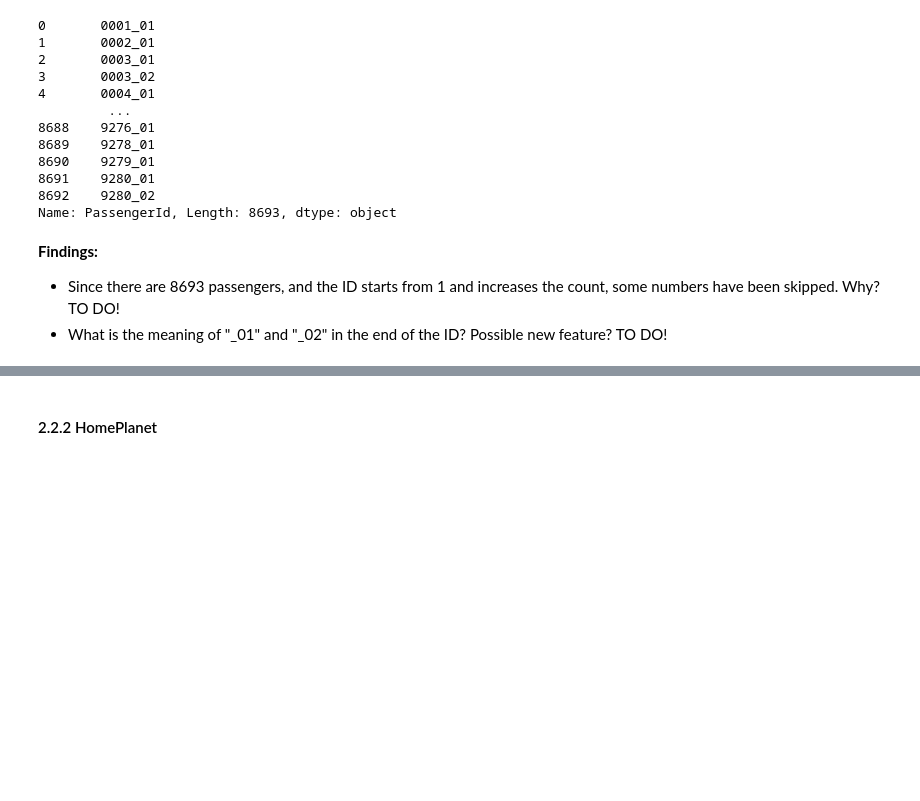
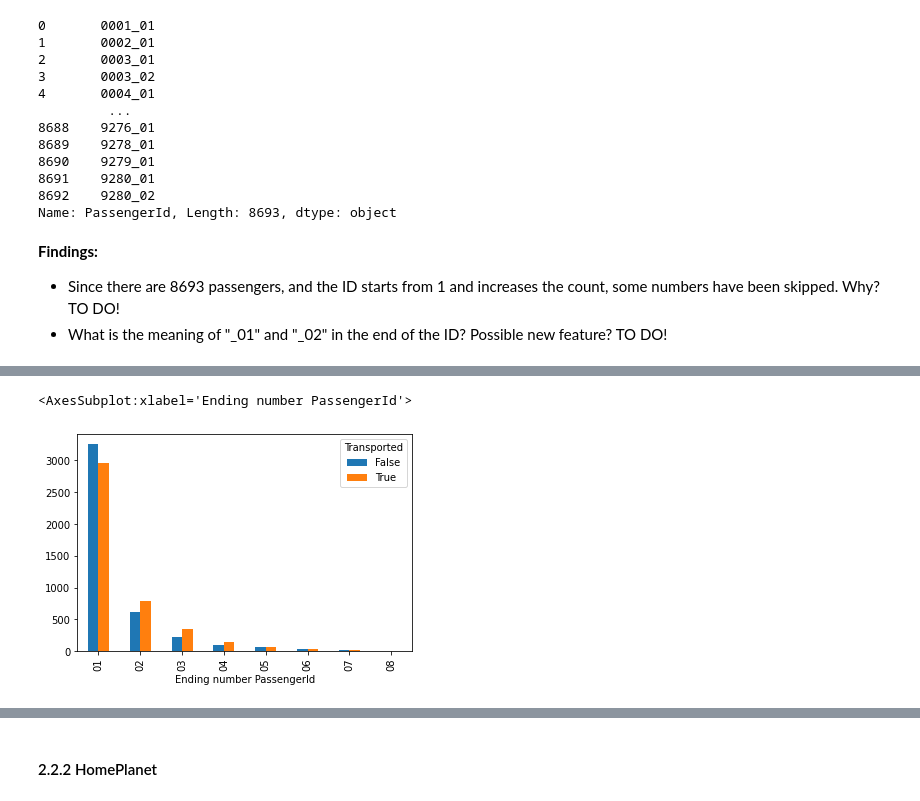
Before and after one commit to PatrickSVM/Spaceship-Titanic-Kaggle-Challenge, a Jupyter notebook: Spaceship_Titanic.ipynb, the cells around one changed output, grey strips where cells are left out. Drawn from its saved outputs; the diff is of its cells as text; code cells hidden in the pictures; blank space fills up the shorter version.

```diff
--- a/Spaceship_Titanic.ipynb
+++ b/Spaceship_Titanic.ipynb
@@ -139,0 +176,18 @@ Name: PassengerId, Length: 8693, dtype: object
+# %%
+# Since it only consits of numbers from 1 to 8, we will transform this to a numeric or categorical new feature
+# Maybe related to VIP status or special tickets?
+
+# Check ratio of Transported/Not Transported for each ending number
+end_num_trans = pd.concat([train.PassengerId.str.split("_", expand=True)[1], train.Transported], axis=1) \
+                    .groupby(1) \
+                    .value_counts("Transported") \
+                    .reset_index() \
+                    .pivot_table(index=1, columns="Transported", values=0) \
+                    .transpose()
+
+end_num_trans.plot(kind="bar", xlabel="Ending number PassengerId")
+
+# Only slight tendencies
+# %% [output]
+<AxesSubplot:xlabel='Ending number PassengerId'>
+[figure, added]
```
Also changed, not shown: parts of 6 cells of this notebook.
